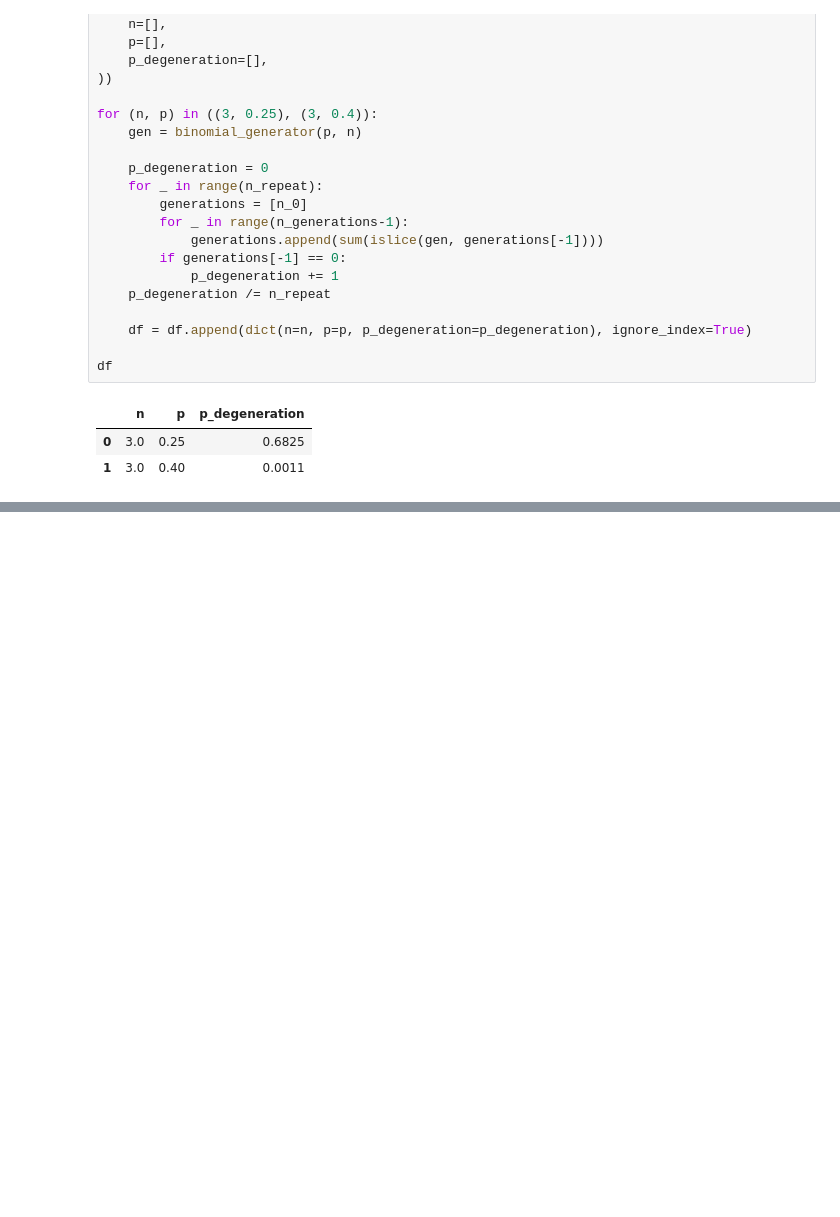
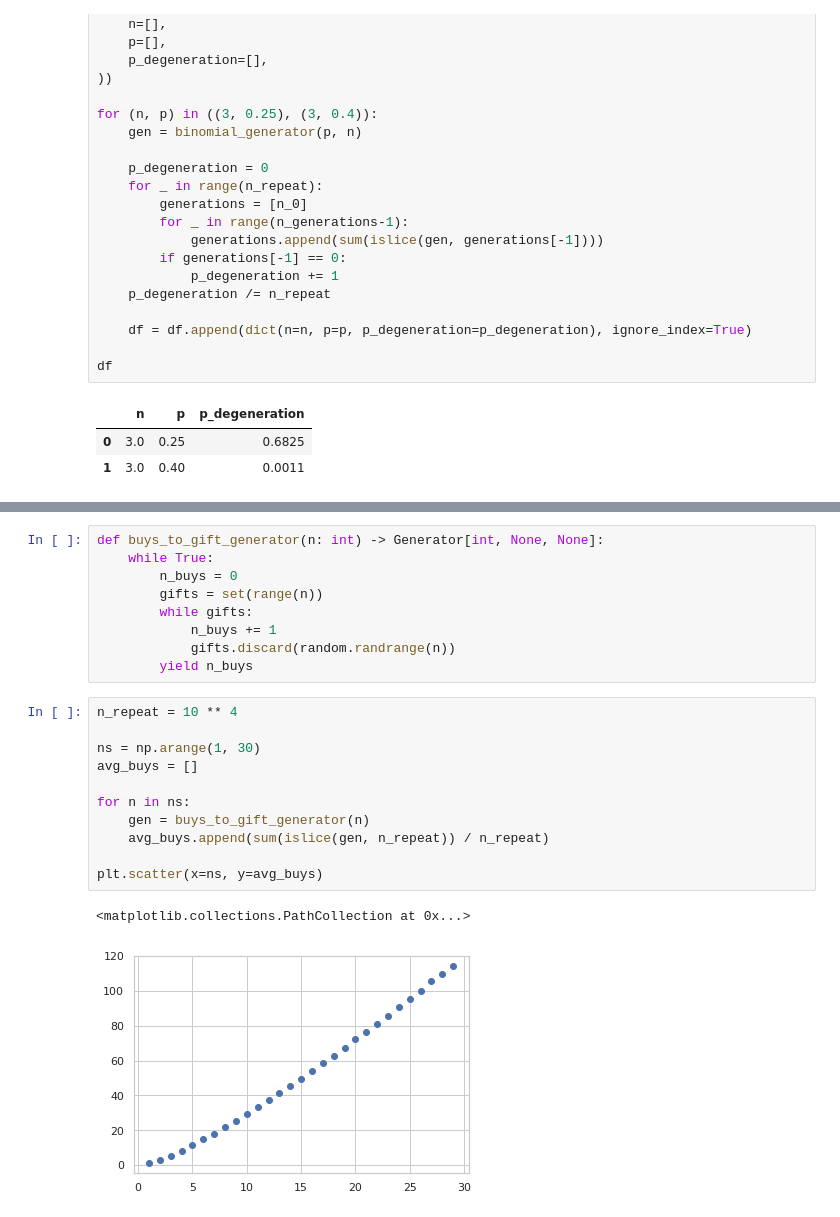
Before and after one commit to WeitBelou/monte-carlo, a Jupyter notebook: notebooks/Lesson 2.ipynb, the cells around one changed output, grey strips where cells are left out. Saved outputs shown, nothing was run; the diff lists cells and outputs as text; blank space fills up the shorter version.

```diff
--- a/notebooks/Lesson 2.ipynb
+++ b/notebooks/Lesson 2.ipynb
@@ -344,0 +350,23 @@ df
+# %%
+def buys_to_gift_generator(n: int) -> Generator[int, None, None]:
+    while True:
+        n_buys = 0
+        gifts = set(range(n))
+        while gifts:
+            n_buys += 1
+            gifts.discard(random.randrange(n))
+        yield n_buys
+# %%
+n_repeat = 10 ** 4
+
+ns = np.arange(1, 30)
+avg_buys = []
+
+for n in ns:
+    gen = buys_to_gift_generator(n)
+    avg_buys.append(sum(islice(gen, n_repeat)) / n_repeat)
+
+plt.scatter(x=ns, y=avg_buys)
+# %% [output]
+<matplotlib.collections.PathCollection at 0x...>
+[figure, added]
```
Also changed, not shown: parts of 3 cells of this notebook, 1 other file.
